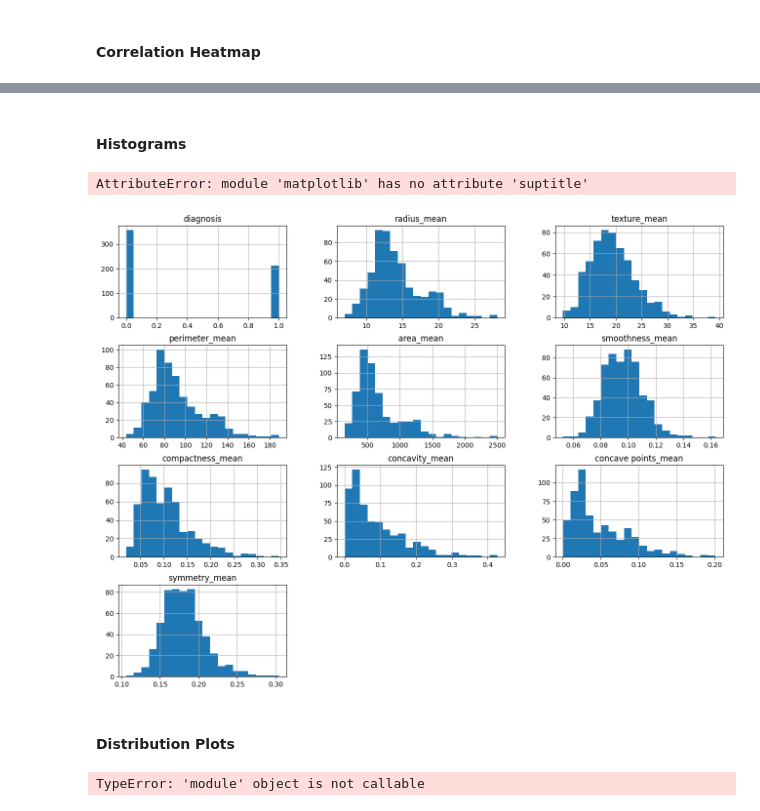
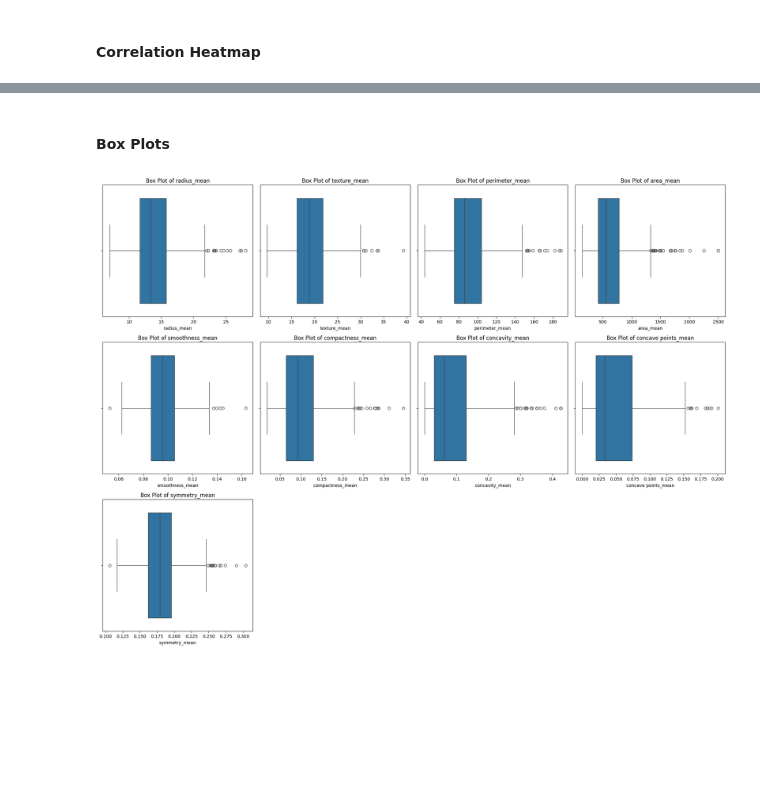
Before and after one commit to Bambee26/BGarfield_capstone, a Jupyter notebook: EDA_Jupyter.ipynb, the cells around one changed output, grey strips where cells are left out. Cells and saved outputs as stored; diff of their text form; code cells hidden in the pictures; blank space fills up the shorter version.

```diff
--- a/EDA_Jupyter.ipynb
+++ b/EDA_Jupyter.ipynb
@@ -83,23 +189,17 @@ TypeError: 'module' object is not callable
-# %% [markdown]
-#### Histograms
-# %%
-# Histograms for each feature
-df_kept.hist(figsize=(16, 12), bins=20)
-plt.suptitle('Histogram of Features')
-plt.show()
-# %% [output]
-AttributeError: module 'matplotlib' has no attribute 'suptitle'
-[figure, removed]
 # %% [markdown]
-#### Distribution Plots
+#### Box Plots
 # %%
-# Distribution plots for each feature
+# Box plots for each feature
 plt.figure(figsize=(20, 15))
-for i, column in enumerate(df_kept.columns, 1):
+num_columns = df_kept.columns[df_kept.dtypes != 'object'].drop('diagnosis')  # Exclude 'diagnosis'
+
+for i, column in enumerate(num_columns, 1):
     plt.subplot(3, 4, i)
-    sns.histplot(df_kept[column], kde=True)
-    plt.title(f'Distribution of {column}')
+    sns.boxplot(x=df_kept[column])
+    plt.title(f'Box Plot of {column}')
+
 plt.tight_layout()
+plt.savefig(os.path.join(output_folder, 'box_plots.png'))
 plt.show()
 # %% [output]
-TypeError: 'module' object is not callable
+[figure, added]
```
Also changed, not shown: parts of 10 cells of this notebook, 6 other files.
